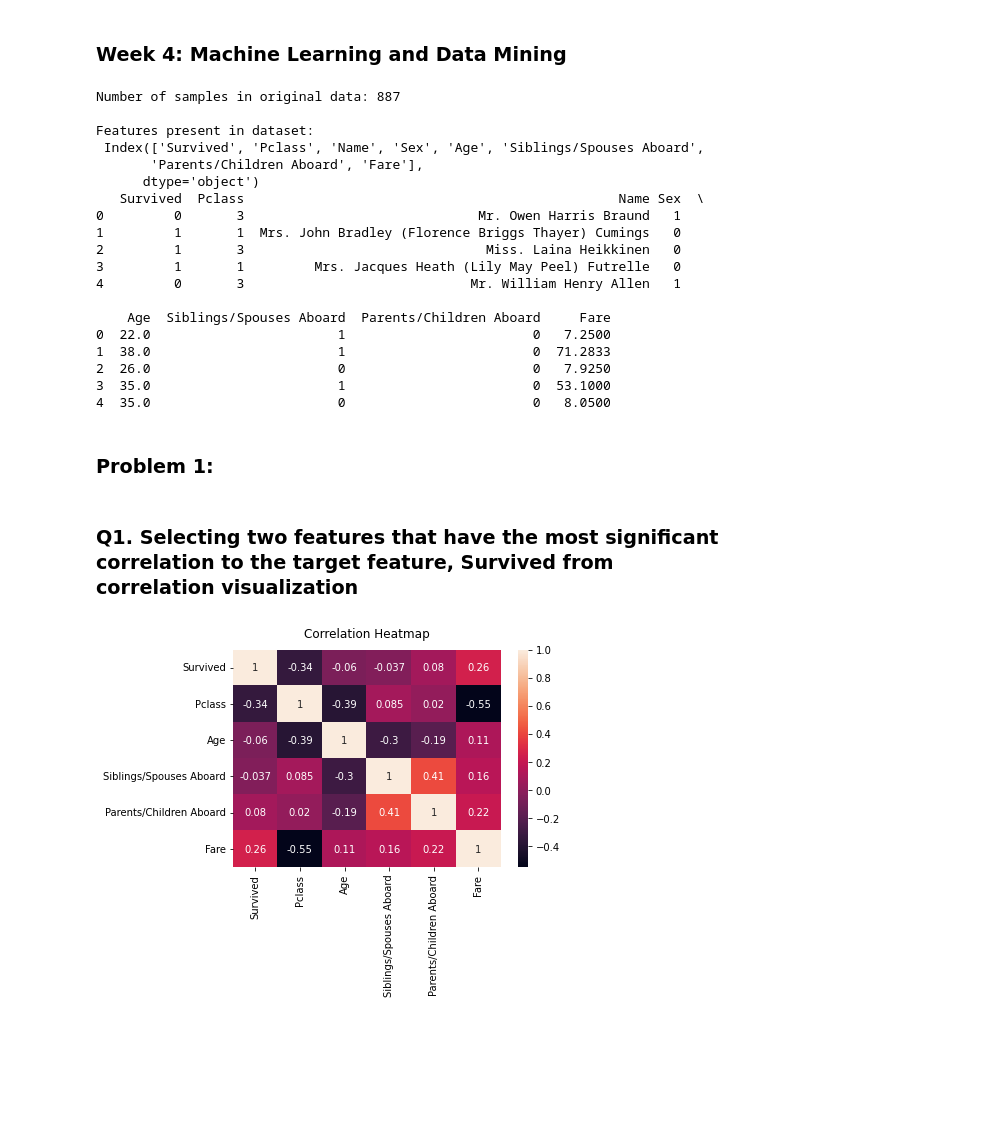
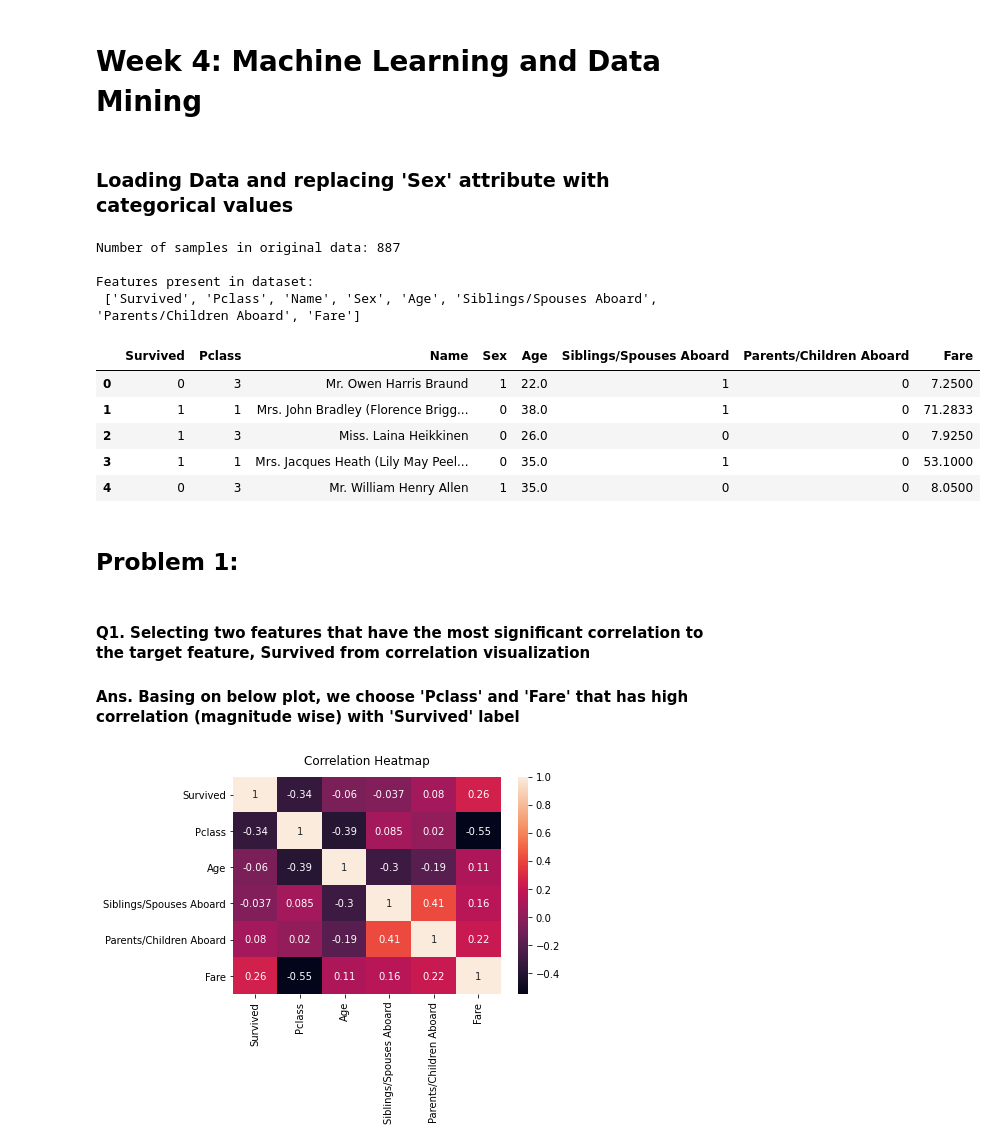
Before and after one commit to VedasriNakka/ML-DM, a Jupyter notebook: week4-ml/W4_ML&DM_vedasri.ipynb, the cells around one changed output. Drawn from its saved outputs; the diff is of its cells as text; code cells hidden in the pictures; blank space fills up the shorter version.

```diff
--- a/week4-ml/W4_ML&DM_vedasri.ipynb
+++ b/week4-ml/W4_ML&DM_vedasri.ipynb
@@ -1,5 +1,5 @@
 # %% [markdown]
-### Week 4: Machine Learning and Data Mining
+# Week 4: Machine Learning and Data Mining
 # %%
 import pandas as pd
 import numpy as np
@@ -12,41 +12,36 @@ from sklearn.naive_bayes import GaussianNB
 from sklearn import preprocessing
 from sklearn.metrics import confusion_matrix
 from sklearn.metrics import accuracy_score
+# %% [markdown]
+### Loading Data and replacing 'Sex' attribute with categorical values
 # %%
 pd.set_option('display.max_colwidth',None)
 titanic = pd.read_csv('./titanic.csv')
 print("Number of samples in original data: {}\n".format(len(titanic.index)))
 
 columns = titanic.columns
-print("Features present in dataset: \n", columns)
+print("Features present in dataset: \n", list(columns))
 
 titanic.loc[titanic['Sex'] == 'male', 'Sex']=1
 titanic.loc[titanic['Sex'] == 'female', 'Sex']=0
-print(titanic.head(5))
+titanic.head(5)
 # %% [output]
 Number of samples in original data: 887
 
 Features present in dataset:
- Index(['Survived', 'Pclass', 'Name', 'Sex', 'Age', 'Siblings/Spouses Aboard',
-       'Parents/Children Aboard', 'Fare'],
-      dtype='object')
-   Survived  Pclass                                                Name Sex  \
-0         0       3                              Mr. Owen Harris Braund   1
-1         1       1  Mrs. John Bradley (Florence Briggs Thayer) Cumings   0
-2         1       3                               Miss. Laina Heikkinen   0
-3         1       1         Mrs. Jacques Heath (Lily May Peel) Futrelle   0
-4         0       3                             Mr. William Henry Allen   1
-
-    Age  Siblings/Spouses Aboard  Parents/Children Aboard     Fare
-0  22.0                        1                        0   7.2500
-1  38.0                        1                        0  71.2833
-2  26.0                        0                        0   7.9250
-3  35.0                        1                        0  53.1000
-4  35.0                        0                        0   8.0500
+ ['Survived', 'Pclass', 'Name', 'Sex', 'Age', 'Siblings/Spouses Aboard', 'Parents/Children Aboard', 'Fare']
+|  | Survived | Pclass | Name | Sex | Age | Siblings/Spouses Aboard | Parents/Children Aboard | Fare |
+| 0 | 0 | 3 | Mr. Owen Harris Braund | 1 | 22.0 | 1 | 0 | 7.2500 |
+| 1 | 1 | 1 | Mrs. John Bradley (Florence Brigg... | 0 | 38.0 | 1 | 0 | 71.2833 |
+| 2 | 1 | 3 | Miss. Laina Heikkinen | 0 | 26.0 | 0 | 0 | 7.9250 |
+| 3 | 1 | 1 | Mrs. Jacques Heath (Lily May Peel... | 0 | 35.0 | 1 | 0 | 53.1000 |
+| 4 | 0 | 3 | Mr. William Henry Allen | 1 | 35.0 | 0 | 0 | 8.0500 |
 # %% [markdown]
-### Problem 1:
+## Problem 1:
 # %% [markdown]
-### Q1. Selecting two features that have the most significant correlation to the target feature, Survived from correlation visualization
+#### Q1. Selecting two features that have the most significant correlation to the target feature, Survived from correlation visualization
+
+#### Ans.  Basing on below plot, we choose 'Pclass' and 'Fare' that has high correlation (magnitude wise) with 'Survived' label
 # %%
 heat_map = sns.heatmap(titanic.corr(), annot=True);
 heat_map.set_title('Correlation Heatmap', fontdict={'fontsize':12}, pad=12);
```
Also changed, not shown: parts of 18 cells of this notebook, 1 other file.
